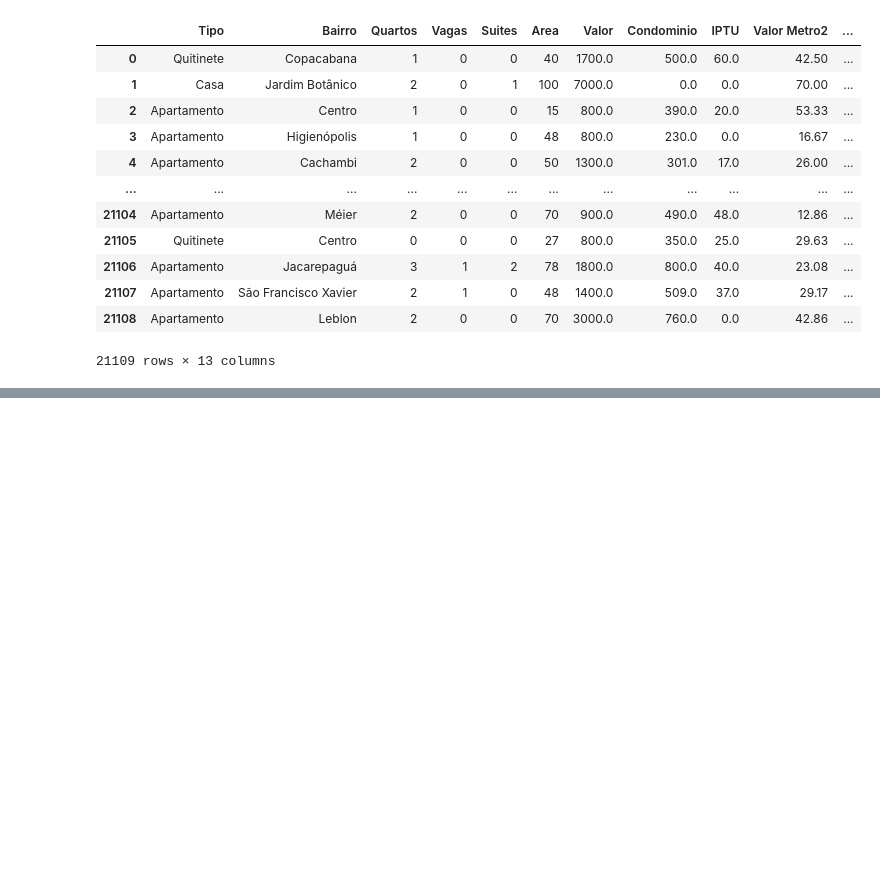
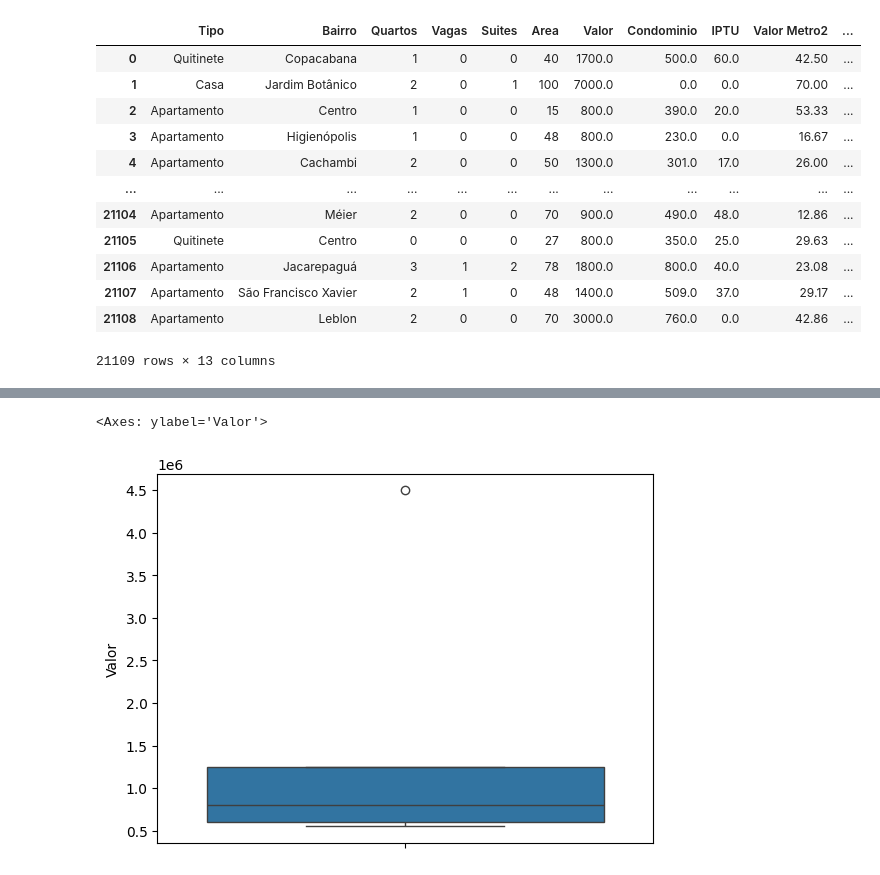
Before and after one commit to PNGFaria/Python-Pandas-tratando-e-analisando-dados, a Jupyter notebook: aluguel.ipynb, the cells around one changed output, grey strips where cells are left out. Saved outputs shown, nothing was run; the diff lists cells and outputs as text; code cells hidden in the pictures; blank space fills up the shorter version.

```diff
--- a/aluguel.ipynb
+++ b/aluguel.ipynb
@@ -475,0 +581,5 @@ res
+# %%
+sns.boxplot(data = res[res['Valor'] >= 500000]['Valor'])
+# %% [output]
+<Axes: ylabel='Valor'>
+[figure, added]
```
Also changed, not shown: parts of 22 cells of this notebook.
